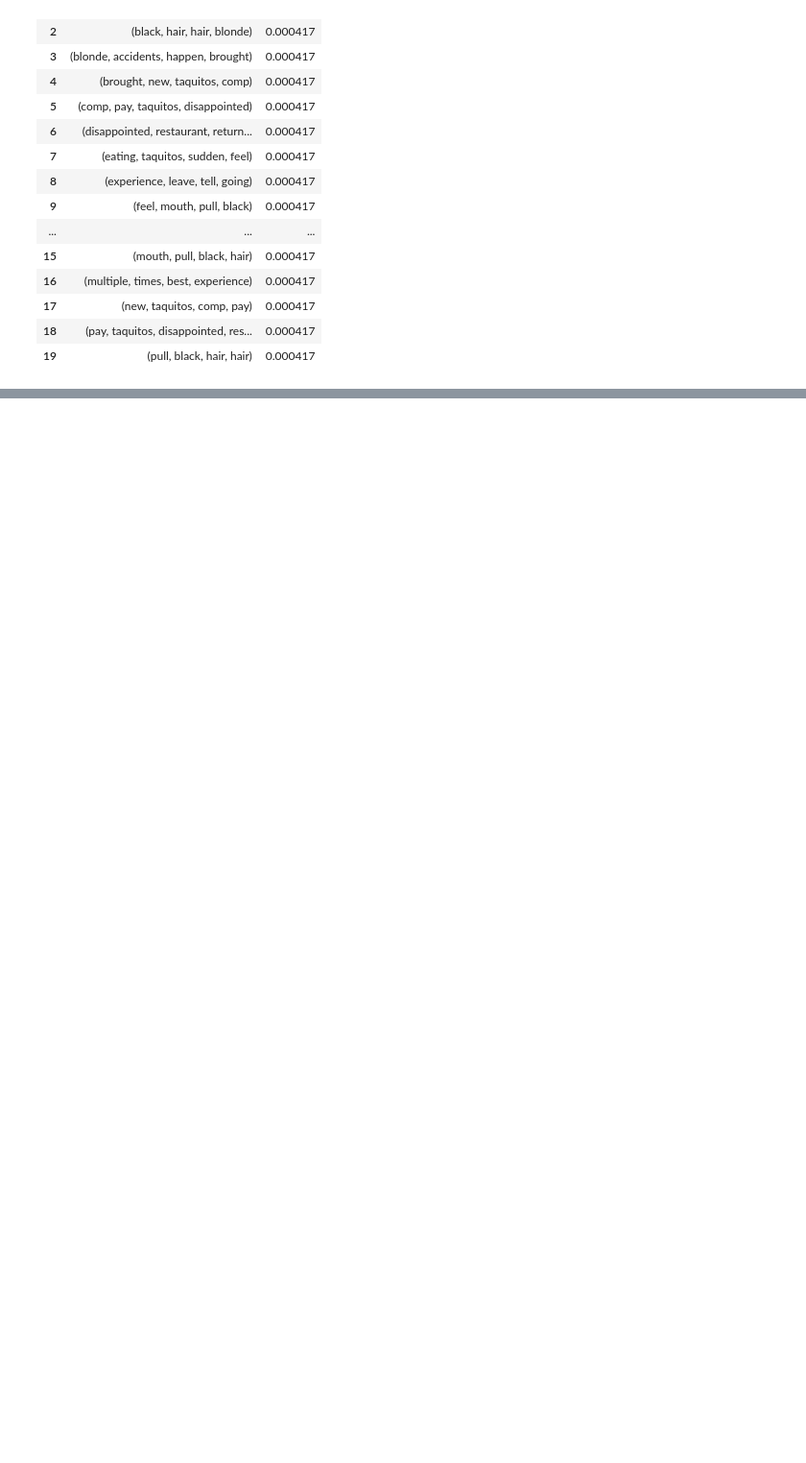
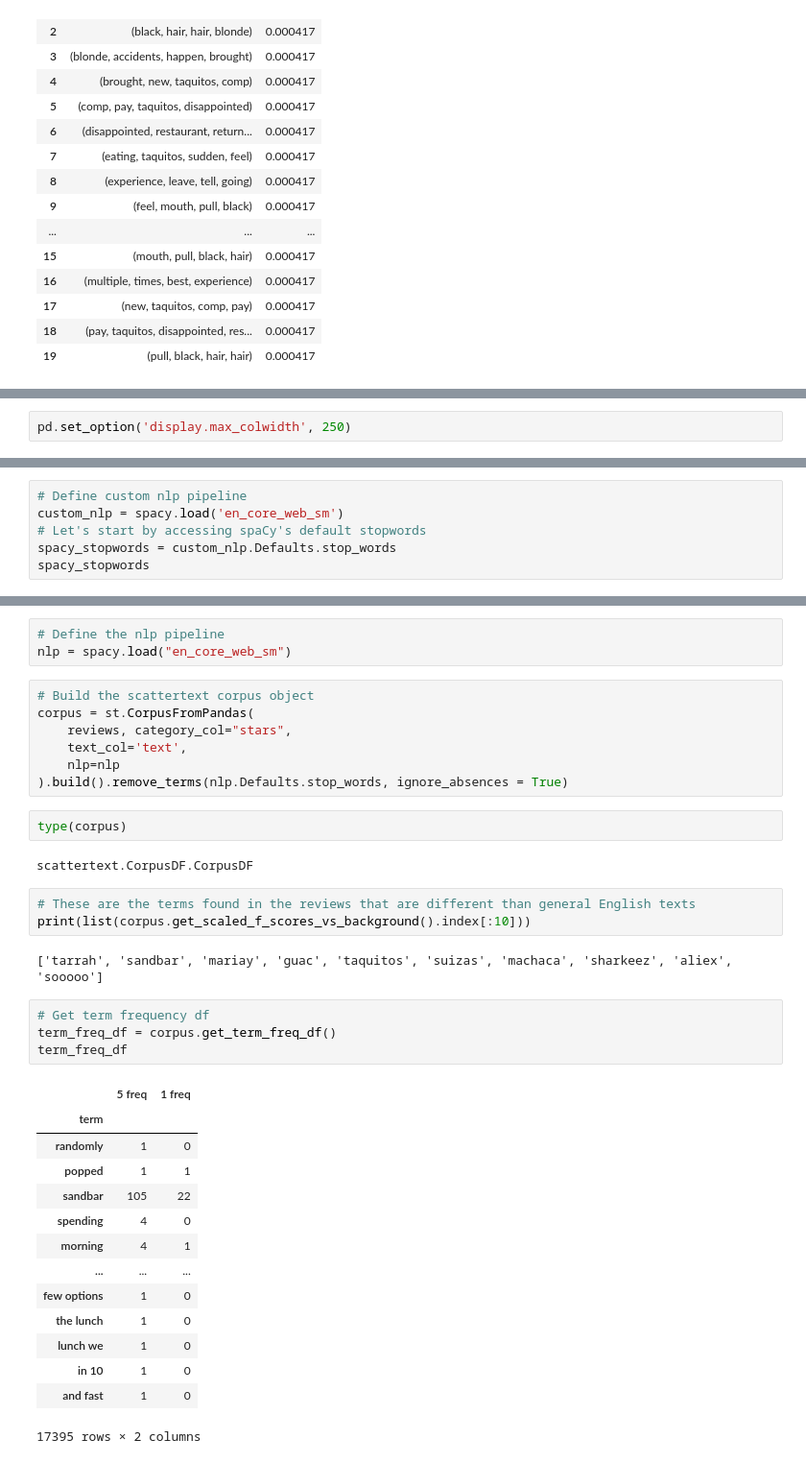
Before and after one commit to Rovidicus/Natural-Language-Processing, a Jupyter notebook: Text_in_Dataframe.ipynb, the cells around one changed output, grey strips where cells are left out. Shown at 96% size. Saved outputs shown, nothing was run; the diff lists cells and outputs as text; blank space fills up the shorter version.

```diff
--- a/Text_in_Dataframe.ipynb
+++ b/Text_in_Dataframe.ipynb
@@ -816,0 +947,2 @@ get_ngram_measures_finder(low_reviews_tokens_exploded_list, ngrams=4, top_n=20)
+# %%
+pd.set_option('display.max_colwidth', 250)
@@ -816,0 +986,6 @@ get_ngram_measures_finder(low_reviews_tokens_exploded_list, ngrams=4, top_n=20)
+# %%
+# Define custom nlp pipeline
+custom_nlp = spacy.load('en_core_web_sm')
+# Let's start by accessing spaCy's default stopwords
+spacy_stopwords = custom_nlp.Defaults.stop_words
+spacy_stopwords
@@ -816,0 +1158,38 @@ get_ngram_measures_finder(low_reviews_tokens_exploded_list, ngrams=4, top_n=20)
+# %%
+# Define the nlp pipeline
+nlp = spacy.load("en_core_web_sm")
+# %%
+# Build the scattertext corpus object
+corpus = st.CorpusFromPandas(
+    reviews, category_col="stars",
+    text_col='text',
+    nlp=nlp
+).build().remove_terms(nlp.Defaults.stop_words, ignore_absences = True)
+# %%
+type(corpus)
+# %% [output]
+scattertext.CorpusDF.CorpusDF
+# %%
+# These are the terms found in the reviews that are different than general English texts
+print(list(corpus.get_scaled_f_scores_vs_background().index[:10]))
+# %% [output]
+['tarrah', 'sandbar', 'mariay', 'guac', 'taquitos', 'suizas', 'machaca', 'sharkeez', 'aliex', 'sooooo']
+# %%
+# Get term frequency df
+term_freq_df = corpus.get_term_freq_df()
+term_freq_df
+# %% [output]
+|  | 5 freq | 1 freq |
+| term |  |  |
+| randomly | 1 | 0 |
+| popped | 1 | 1 |
+| sandbar | 105 | 22 |
+| spending | 4 | 0 |
+| morning | 4 | 1 |
+| ... | ... | ... |
+| few options | 1 | 0 |
+| the lunch | 1 | 0 |
+| lunch we | 1 | 0 |
+| in 10 | 1 | 0 |
+| and fast | 1 | 0 |
+17395 rows × 2 columns
```
Also changed, not shown: parts of 33 cells of this notebook, 3 other files.
